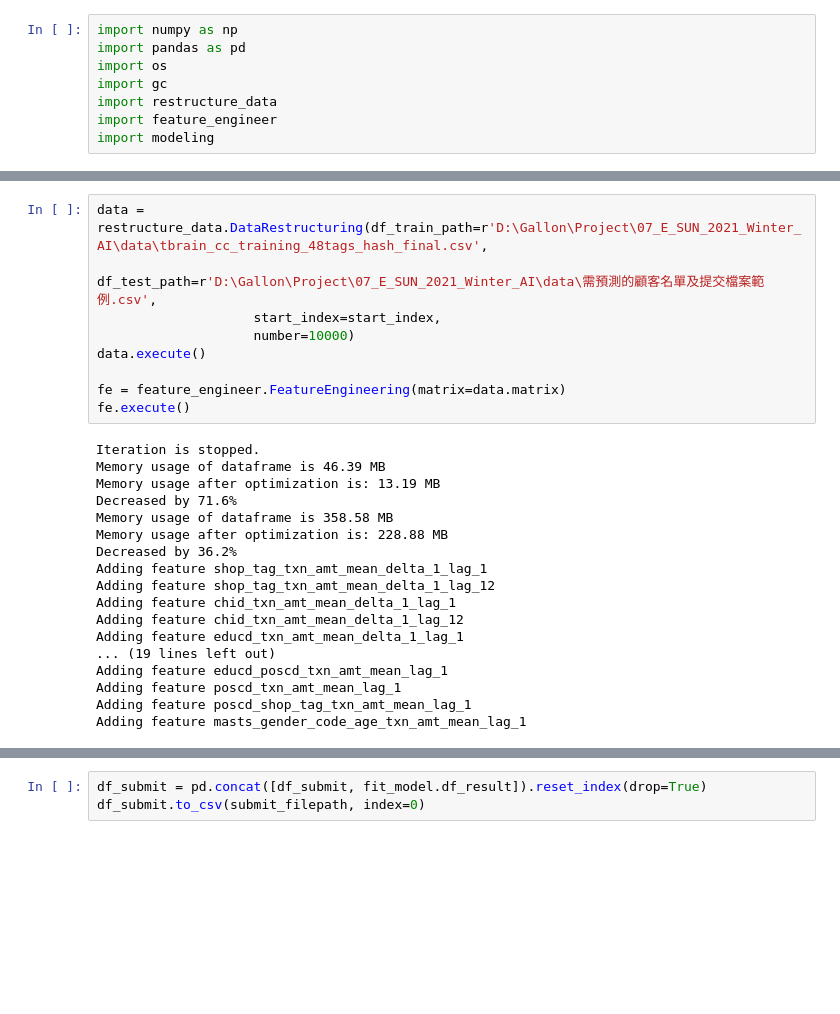
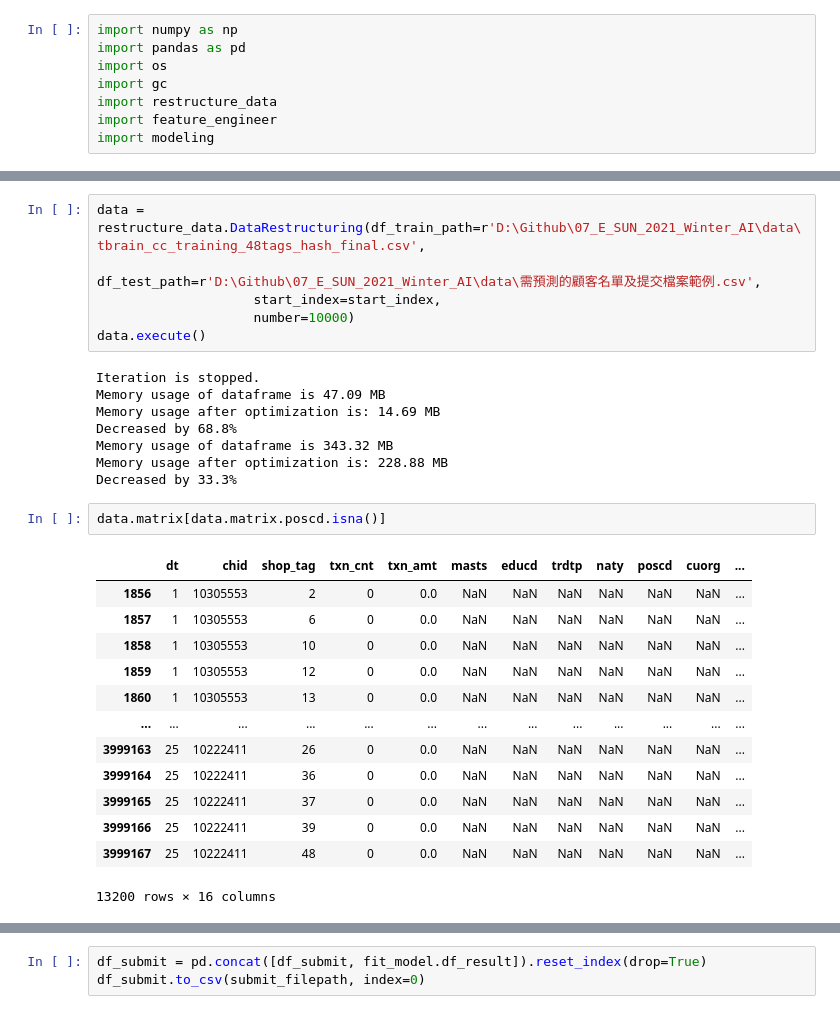
Before and after one commit to GallonShih/Projects, a Jupyter notebook: SideProject/07_E_SUN_2021_Winter_AI/workflow.ipynb, the cells around one changed output, grey strips where cells are left out. Cells and saved outputs as stored; diff of their text form; blank space fills up the shorter version.

```diff
--- a/SideProject/07_E_SUN_2021_Winter_AI/workflow.ipynb
+++ b/SideProject/07_E_SUN_2021_Winter_AI/workflow.ipynb
@@ -31,27 +84,30 @@ print(start_index)
 # %%
-data = restructure_data.DataRestructuring(df_train_path=r'D:\Gallon\Project\07_E_SUN_2021_Winter_AI\data\tbrain_cc_training_48tags_hash_final.csv',
-                                          df_test_path=r'D:\Gallon\Project\07_E_SUN_2021_Winter_AI\data\需預測的顧客名單及提交檔案範例.csv',
+data = restructure_data.DataRestructuring(df_train_path=r'D:\Github\07_E_SUN_2021_Winter_AI\data\tbrain_cc_training_48tags_hash_final.csv',
+                                          df_test_path=r'D:\Github\07_E_SUN_2021_Winter_AI\data\需預測的顧客名單及提交檔案範例.csv',
                     start_index=start_index,
                     number=10000)
 data.execute()
-
-fe = feature_engineer.FeatureEngineering(matrix=data.matrix)
-fe.execute()
 # %% [output]
 Iteration is stopped.
-Memory usage of dataframe is 46.39 MB
-Memory usage after optimization is: 13.19 MB
-Decreased by 71.6%
-Memory usage of dataframe is 358.58 MB
+Memory usage of dataframe is 47.09 MB
+Memory usage after optimization is: 14.69 MB
+Decreased by 68.8%
+Memory usage of dataframe is 343.32 MB
 Memory usage after optimization is: 228.88 MB
-Decreased by 36.2%
-Adding feature shop_tag_txn_amt_mean_delta_1_lag_1
-Adding feature shop_tag_txn_amt_mean_delta_1_lag_12
-Adding feature chid_txn_amt_mean_delta_1_lag_1
-Adding feature chid_txn_amt_mean_delta_1_lag_12
-Adding feature educd_txn_amt_mean_delta_1_lag_1
-... (19 lines left out)
-Adding feature educd_poscd_txn_amt_mean_lag_1
-Adding feature poscd_txn_amt_mean_lag_1
-Adding feature poscd_shop_tag_txn_amt_mean_lag_1
-Adding feature masts_gender_code_age_txn_amt_mean_lag_1
+Decreased by 33.3%
+# %%
+data.matrix[data.matrix.poscd.isna()]
+# %% [output]
+|  | dt | chid | shop_tag | txn_cnt | txn_amt | masts | educd | trdtp | naty | poscd | cuorg | ... |
+| 1856 | 1 | 10305553 | 2 | 0 | 0.0 | NaN | NaN | NaN | NaN | NaN | NaN | ... |
+| 1857 | 1 | 10305553 | 6 | 0 | 0.0 | NaN | NaN | NaN | NaN | NaN | NaN | ... |
+| 1858 | 1 | 10305553 | 10 | 0 | 0.0 | NaN | NaN | NaN | NaN | NaN | NaN | ... |
+| 1859 | 1 | 10305553 | 12 | 0 | 0.0 | NaN | NaN | NaN | NaN | NaN | NaN | ... |
+| 1860 | 1 | 10305553 | 13 | 0 | 0.0 | NaN | NaN | NaN | NaN | NaN | NaN | ... |
+| ... | ... | ... | ... | ... | ... | ... | ... | ... | ... | ... | ... | ... |
+| 3999163 | 25 | 10222411 | 26 | 0 | 0.0 | NaN | NaN | NaN | NaN | NaN | NaN | ... |
+| 3999164 | 25 | 10222411 | 36 | 0 | 0.0 | NaN | NaN | NaN | NaN | NaN | NaN | ... |
+| 3999165 | 25 | 10222411 | 37 | 0 | 0.0 | NaN | NaN | NaN | NaN | NaN | NaN | ... |
+| 3999166 | 25 | 10222411 | 39 | 0 | 0.0 | NaN | NaN | NaN | NaN | NaN | NaN | ... |
+| 3999167 | 25 | 10222411 | 48 | 0 | 0.0 | NaN | NaN | NaN | NaN | NaN | NaN | ... |
+13200 rows × 16 columns
```
Also changed, not shown: parts of 18 cells of this notebook, 1 other file.
